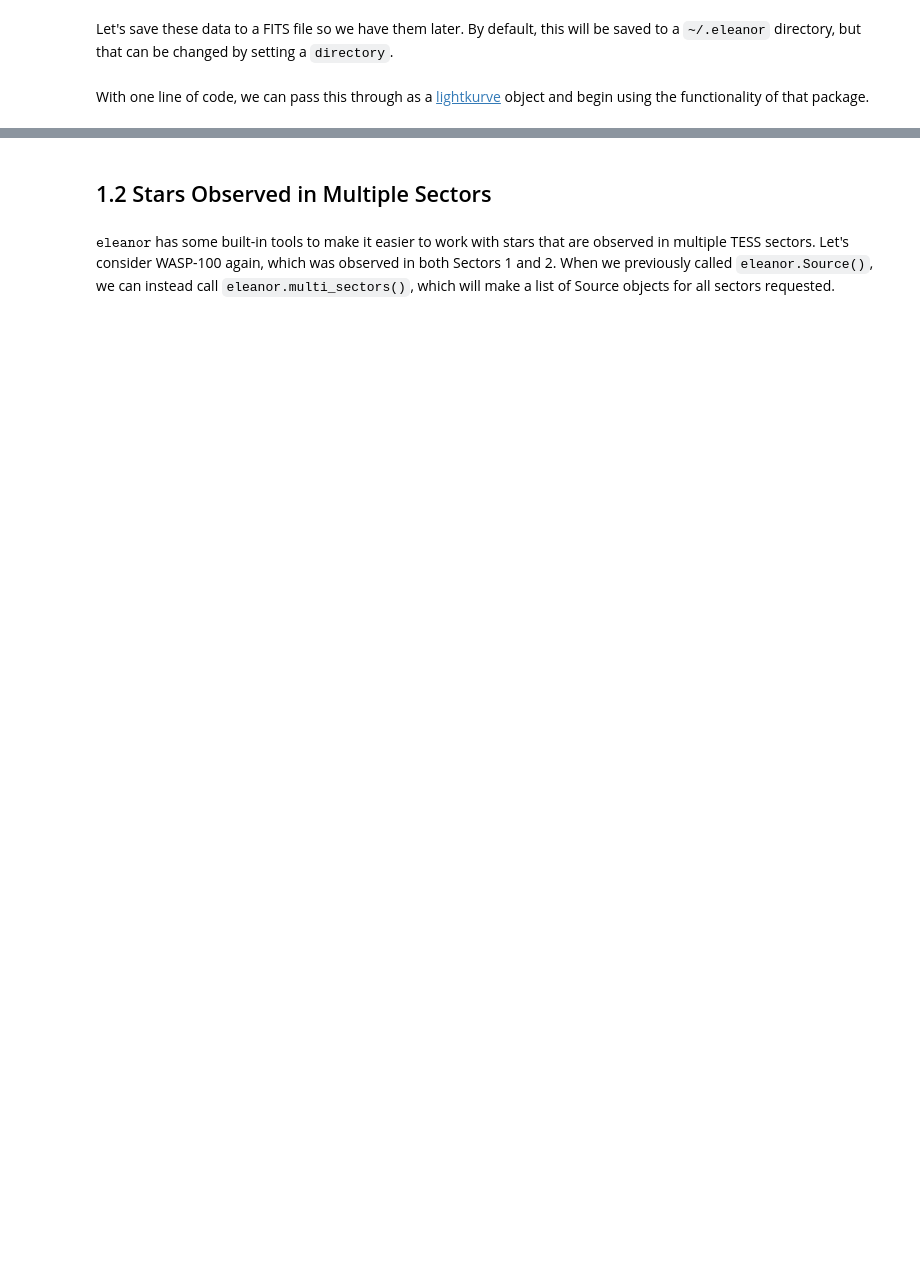
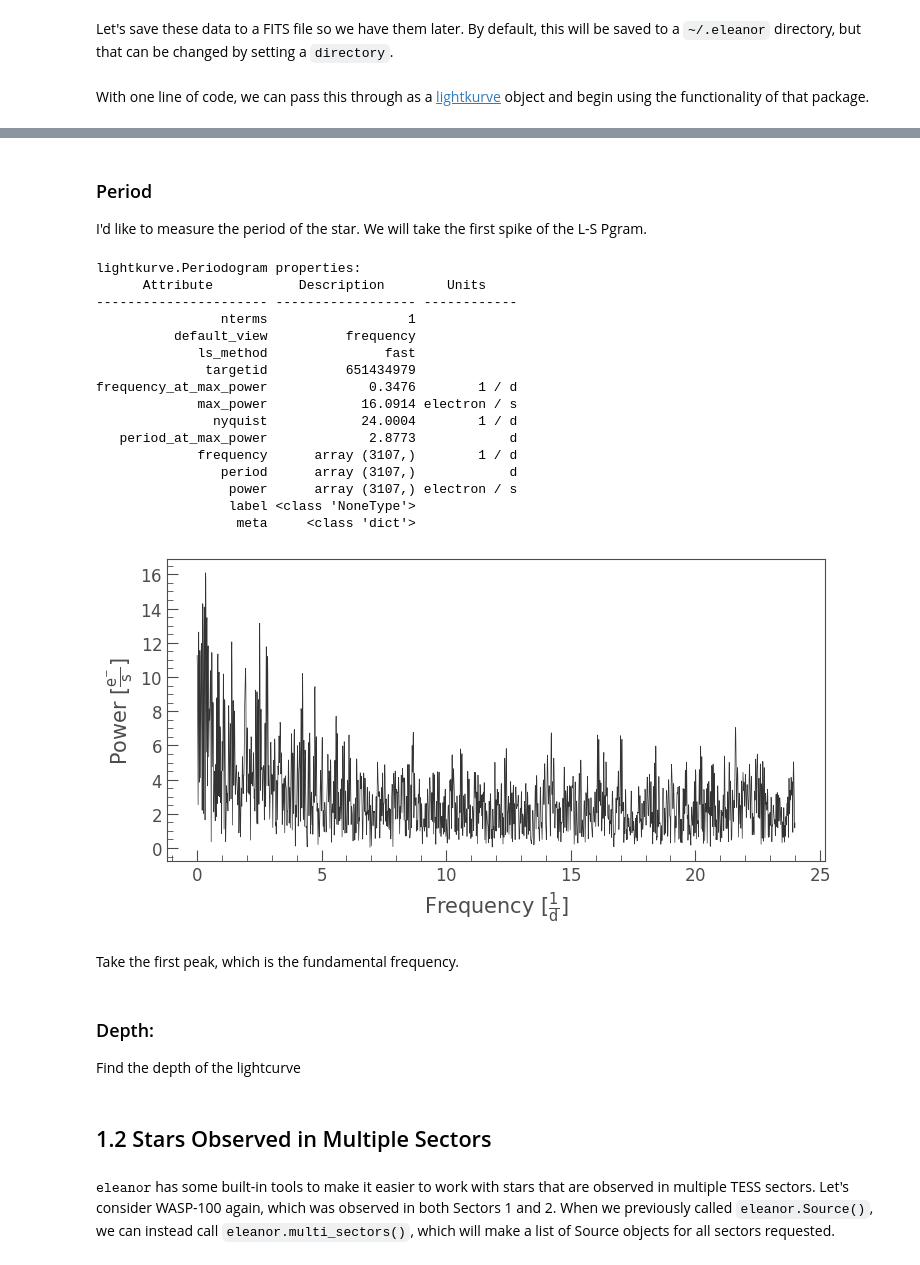
Before and after one commit to JackDinsmore/photometry-age-dating, a Jupyter notebook: hd-332231.ipynb, the cells around one changed output, grey strips where cells are left out. Saved outputs shown, nothing was run; the diff lists cells and outputs as text; code cells hidden in the pictures; blank space fills up the shorter version.

```diff
--- a/hd-332231.ipynb
+++ b/hd-332231.ipynb
@@ -143,0 +157,31 @@ lk.plot()
+# %% [markdown]
+### Period
+I'd like to measure the period of the star. We will take the first spike of the L-S Pgram.
+# %%
+from lightkurve.periodogram import LombScarglePeriodogram
+from astropy.units import Quantity
+
+pg = LombScarglePeriodogram.from_lightcurve(lk)
+pg.plot()
+
+pg.show_properties()
+# %% [output]
+lightkurve.Periodogram properties:
+      Attribute           Description        Units
+---------------------- ------------------ ------------
+                nterms                  1
+          default_view          frequency
+             ls_method               fast
+              targetid          651434979
+frequency_at_max_power             0.3476        1 / d
+             max_power            16.0914 electron / s
+               nyquist            24.0004        1 / d
+   period_at_max_power             2.8773            d
+             frequency      array (3107,)        1 / d
+                period      array (3107,)            d
+                 power      array (3107,) electron / s
+                 label <class 'NoneType'>
+                  meta     <class 'dict'>
+[figure, added]
+# %% [markdown]
+Take the first peak, which is the fundamental frequency.
@@ -143,0 +203,4 @@ lk.plot()
+# %% [markdown]
+### Depth:
+
+Find the depth of the lightcurve
```
Also changed, not shown: parts of 15 cells of this notebook.
